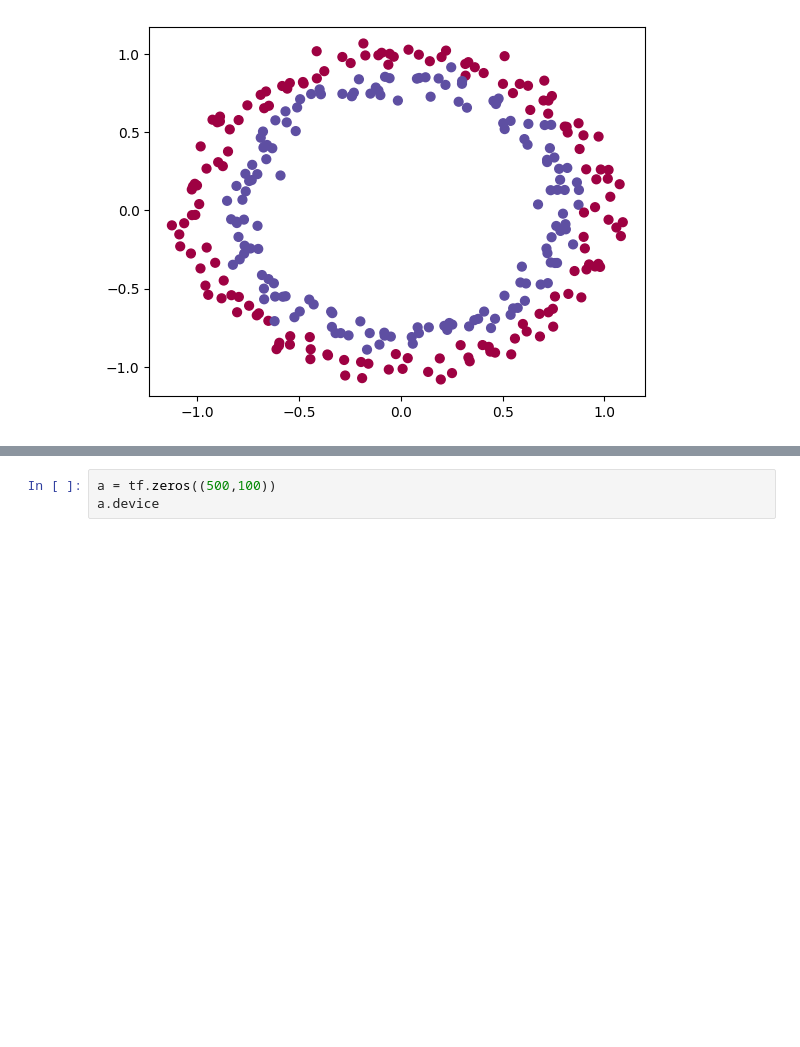
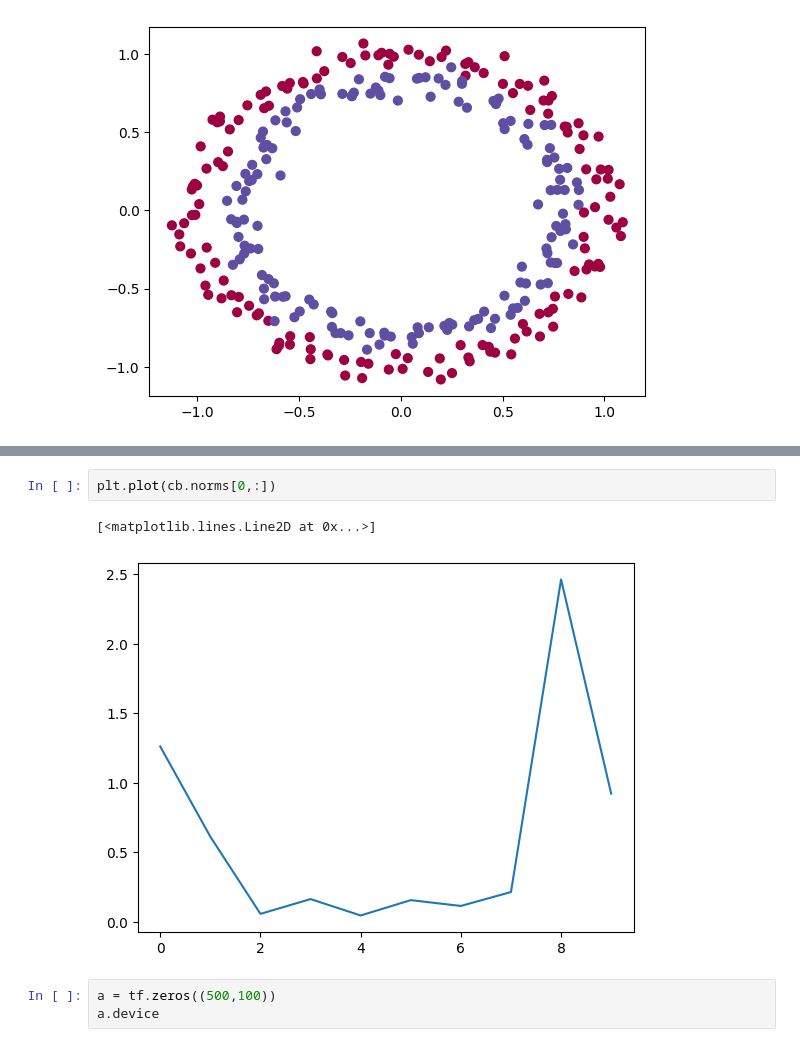
Before and after one commit to malcolmlett/training-instrumentation-toolkit, a Jupyter notebook: Learning_visualisations_v15_gradientNorms.ipynb, the cells around one changed output, grey strips where cells are left out. Cells and saved outputs as stored; diff of their text form; blank space fills up the shorter version.

```diff
--- a/Learning_visualisations_v15_gradientNorms.ipynb
+++ b/Learning_visualisations_v15_gradientNorms.ipynb
@@ -282,3 +299,8 @@ plt.imshow(cb.norms)
+# %%
+plt.plot(cb.norms[0,:])
+# %% [output]
+[<matplotlib.lines.Line2D at 0x...>]
+[figure, added]
 # %%
 a = tf.zeros((500,100))
 a.device
```
Also changed, not shown: parts of 13 cells of this notebook.
